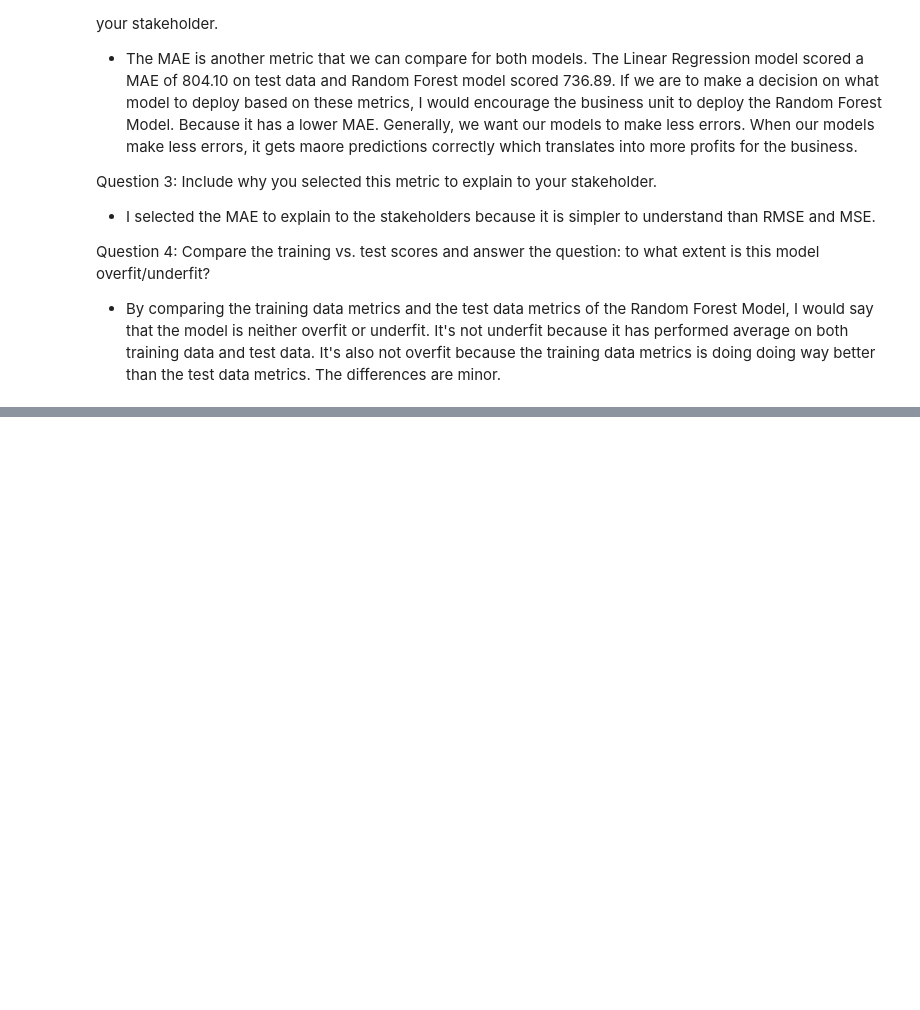
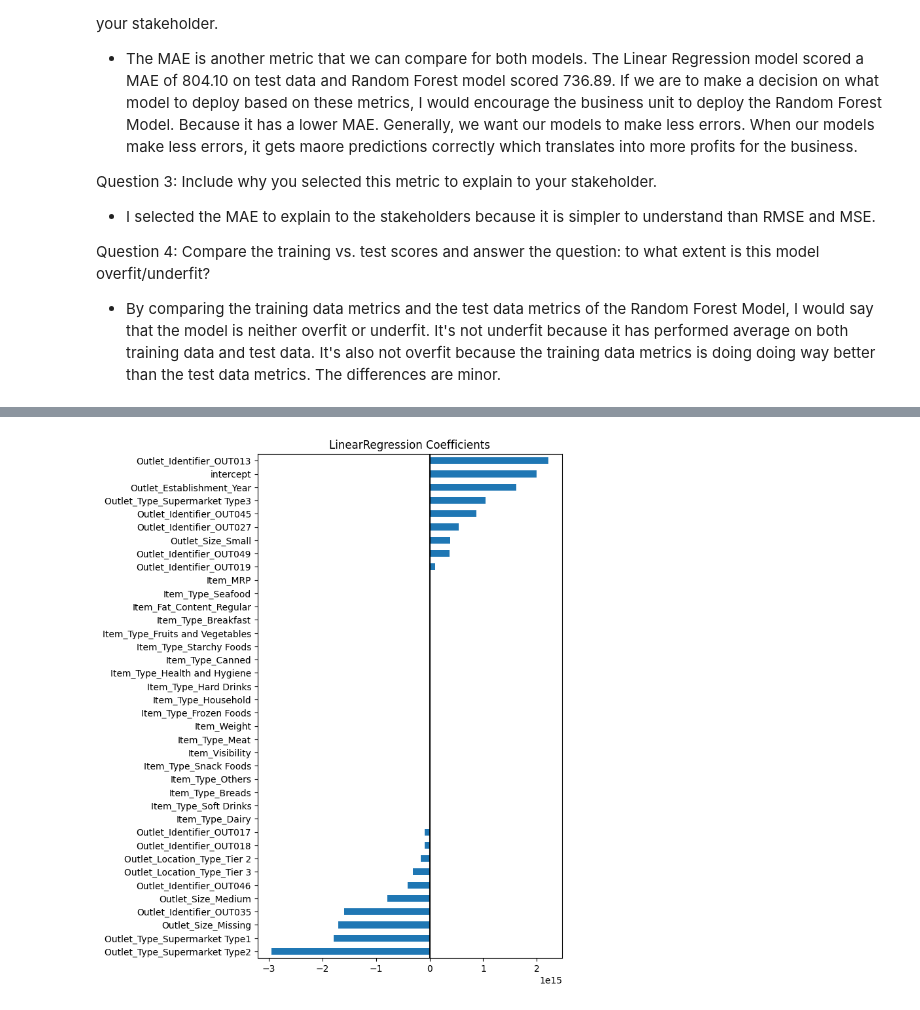
Before and after one commit to henryezikeai/Prediction-of-product-sales, a Jupyter notebook: sales_prediction_model.ipynb, the cells around one changed output, grey strips where cells are left out. Saved outputs shown, nothing was run; the diff lists cells and outputs as text; code cells hidden in the pictures; blank space fills up the shorter version.

```diff
--- a/sales_prediction_model.ipynb
+++ b/sales_prediction_model.ipynb
@@ -397,0 +413,3 @@ It's also not overfit because the training data metrics is doing doing way bette
+# %%
+feature_names = col_transformer.get_feature_names_out()
+feature_names
@@ -397,0 +434,4 @@ It's also not overfit because the training data metrics is doing doing way bette
+# %%
+coeffs = pd.Series(linreg.coef_, index=feature_names)
+coeffs['intercept'] = linreg.intercept_
+pd.set_option('display.float_format', lambda x: f"{x:,.2f}")
@@ -397,0 +458,7 @@ It's also not overfit because the training data metrics is doing doing way bette
+# %%
+## Plot the coefficients
+ax = coeffs.sort_values().plot(kind='barh',figsize=(6,10))
+ax.axvline(0,color='k')
+ax.set_title('LinearRegression Coefficients');
+# %% [output]
+[figure, added]
```
Also changed, not shown: parts of 17 cells of this notebook.
